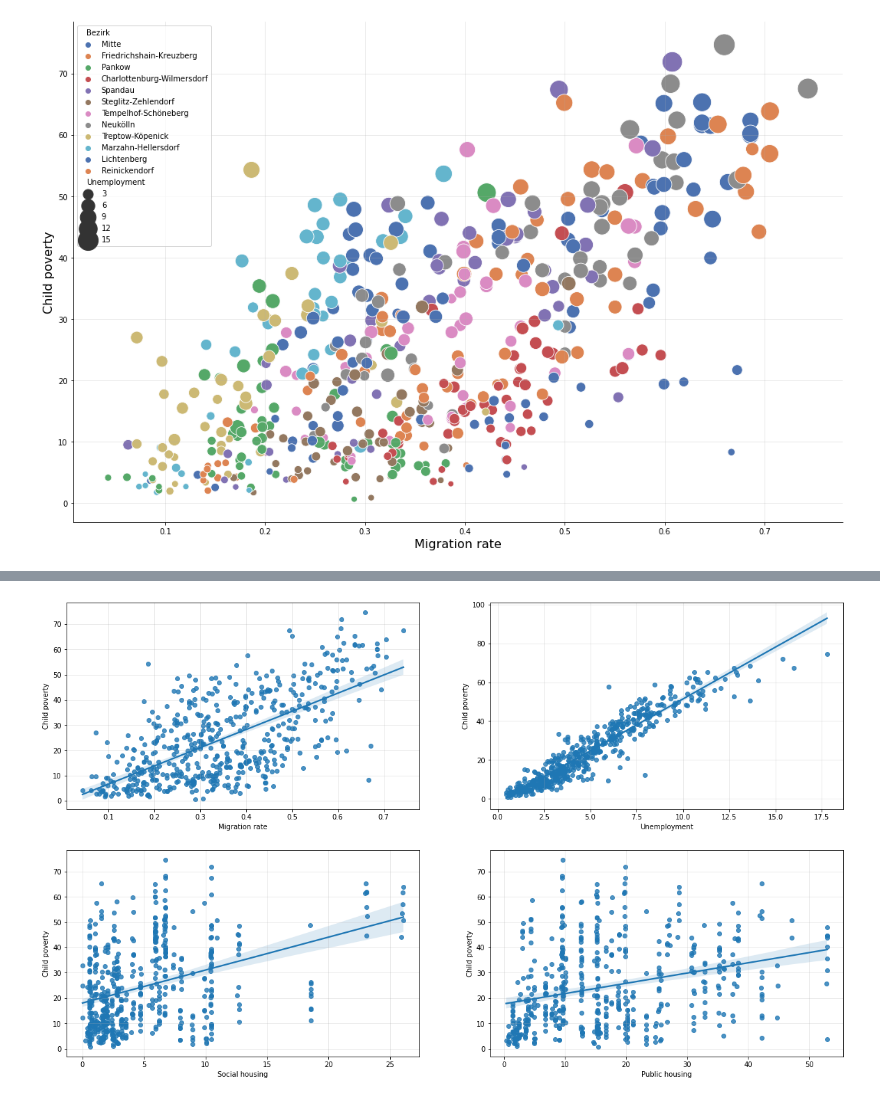
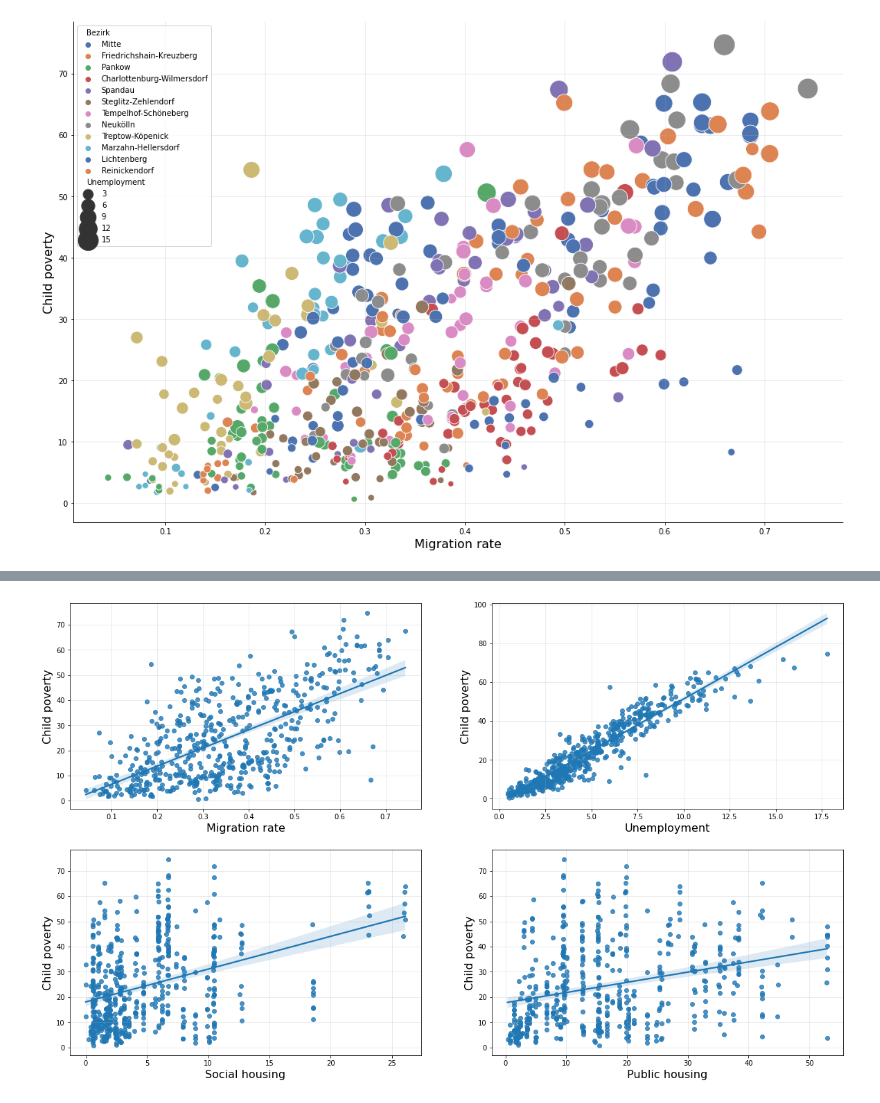
Before and after one commit to Safiaaaaa/YouthInTheCity, a Jupyter notebook: notebooks/maciek-plots-clean.ipynb, the cells around one changed output, grey strips where cells are left out. Cells and saved outputs as stored; diff of their text form; code cells hidden in the pictures.

```diff
--- a/notebooks/maciek-plots-clean.ipynb
+++ b/notebooks/maciek-plots-clean.ipynb
@@ -103,24 +123,32 @@ plt.savefig(fname='plots/scatterplot_avg_rent.svg',transparent=False)
 # %%
 fig=plt.figure(figsize=(20,12))
 ax1 = fig.add_subplot(2,2,1)
 ax1 = sns.regplot(df['Migration rate'], df['Child poverty'], fit_reg=True)
 ax1.grid(alpha=0.3)
+ax1.set_xlabel('Migration rate', fontsize=16)
+ax1.set_ylabel('Child poverty', fontsize=16)
 
 ax2 = fig.add_subplot(2,2,2)
 ax2 = sns.regplot(df['Unemployment'], df['Child poverty'], fit_reg=True)
 ax2.grid(alpha=0.3)
+ax2.set_xlabel('Unemployment', fontsize=16)
+ax2.set_ylabel('Child poverty', fontsize=16)
 
 ax3 = fig.add_subplot(2,2,3)
 ax3 = sns.regplot(df['Social housing'], df['Child poverty'], fit_reg=True)
 ax3.grid(alpha=0.3)
+ax3.set_xlabel('Social housing', fontsize=16)
+ax3.set_ylabel('Child poverty', fontsize=16)
 
 ax4 = fig.add_subplot(2,2,4)
 ax4 = sns.regplot(df['Public housing'], df['Child poverty'], fit_reg=True)
 ax4.grid(alpha=0.3)
+ax4.set_xlabel('Public housing', fontsize=16)
+ax4.set_ylabel('Child poverty', fontsize=16)
 
-plt.savefig(fname='plots/mrate_unempl_social_public.svg',transparent=False)
+plt.savefig(fname='plots/4_scatterplots.png',transparent=False, bbox_inches="tight", facecolor='white')
 # %% [output]
-[figure, old version]
+[figure, new version]
 # %%
 clustering = gpd.read_file('../raw_data/for_models/cluster_gdf.shp')
 # %%
```
Also changed, not shown: parts of 8 cells of this notebook, 3 other files.
